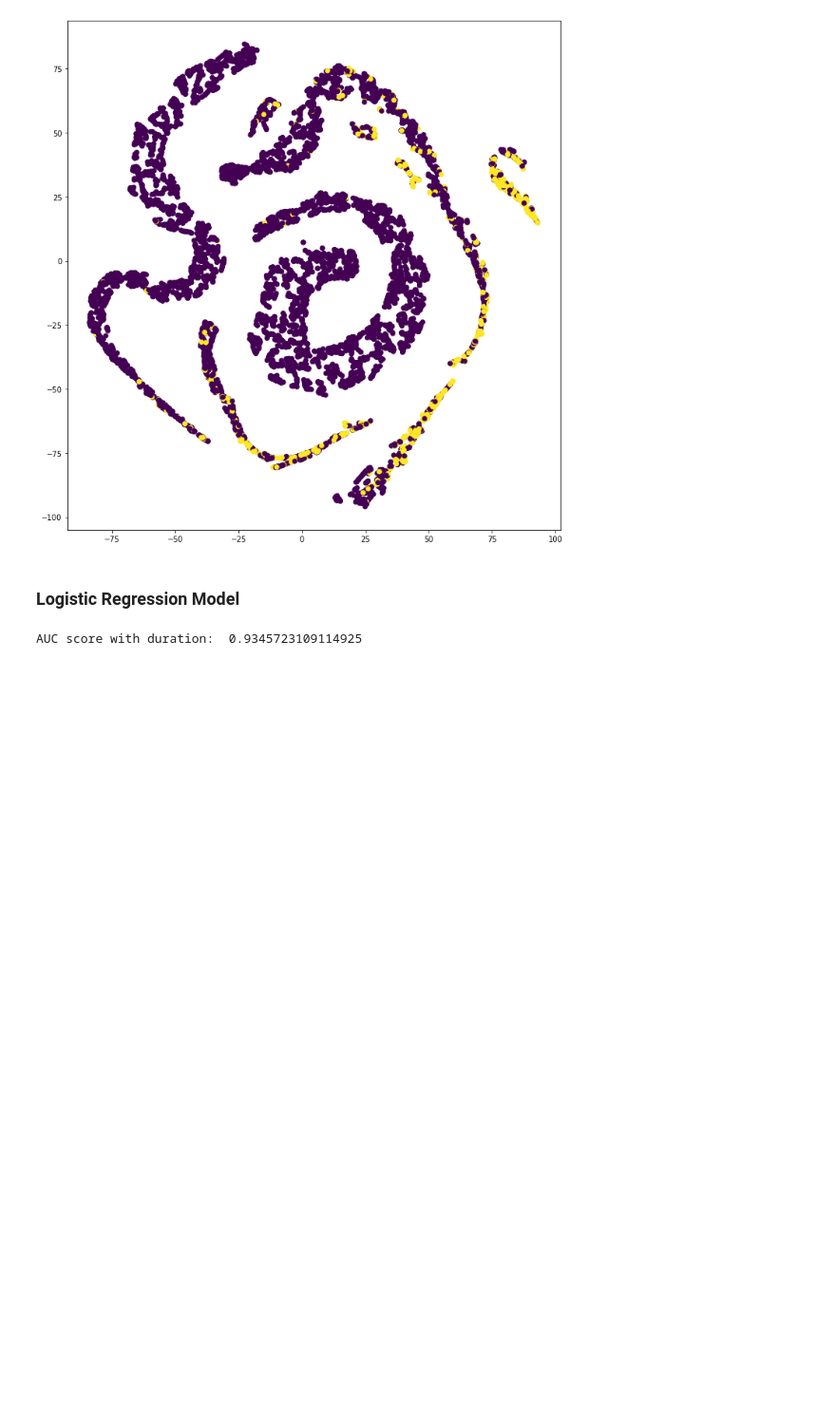
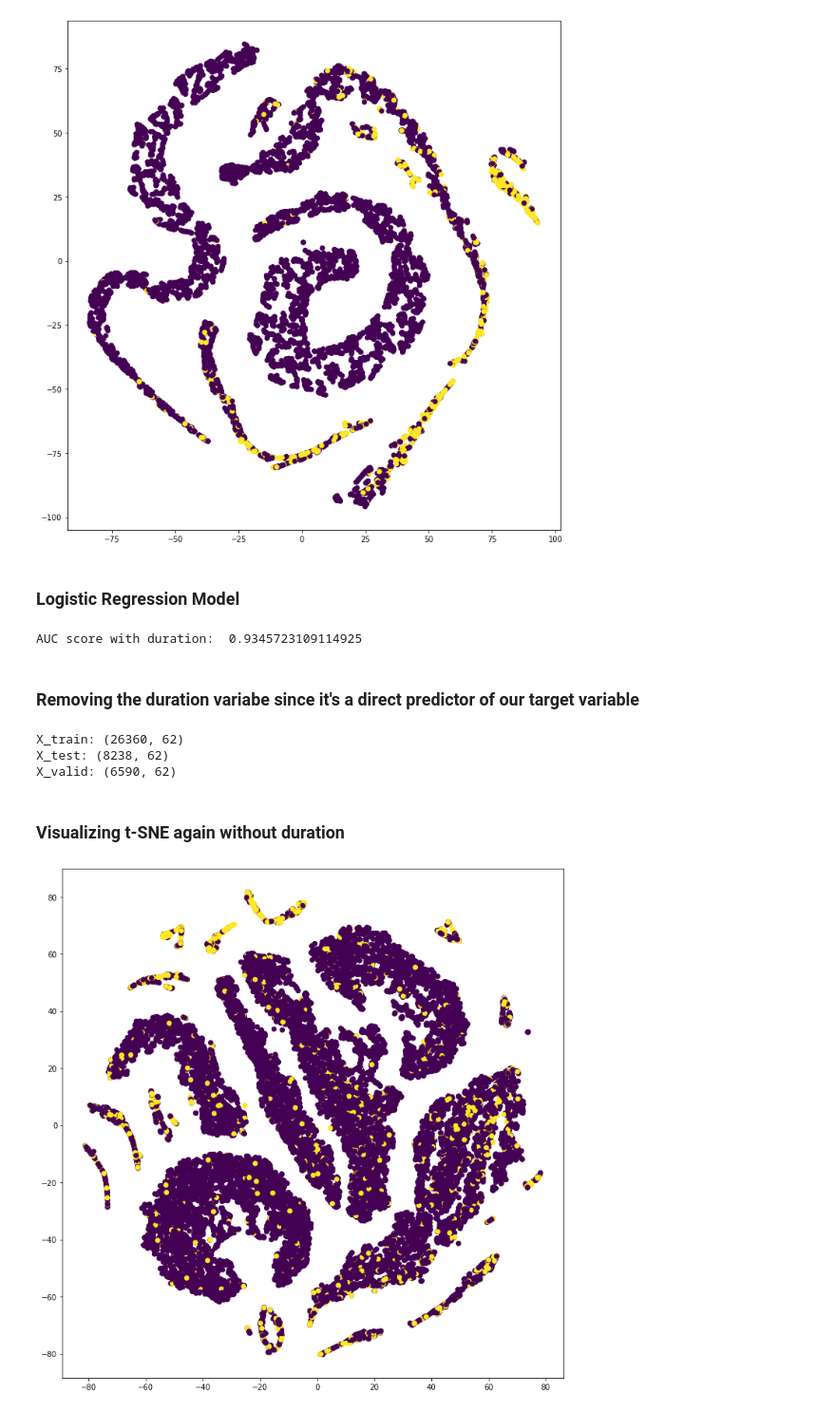
Before and after one commit to sneharth/Data-Science, a Jupyter notebook: Bank Marketing/Bank Telemarketing.ipynb, the cells around one changed output. Shown at 95% size. Saved outputs shown, nothing was run; the diff lists cells and outputs as text; code cells hidden in the pictures; blank space fills up the shorter version.

```diff
--- a/Bank Marketing/Bank Telemarketing.ipynb
+++ b/Bank Marketing/Bank Telemarketing.ipynb
@@ -424,3 +408,27 @@ y_pred = model.predict_proba ( X_test )
 print ( "AUC score with duration: ", roc_auc_score ( y_test, y_pred [ : , 1 ] ) )
 # %% [output]
 AUC score with duration:  0.9345723109114925
+# %% [markdown]
+### Removing the duration variabe since it's a direct predictor of our target variable
+# %%
+X_train.drop ( "duration" , axis = 1 , inplace = True )
+X_test.drop ( "duration" , axis = 1 , inplace = True )
+X_valid.drop ( "duration" , axis = 1 , inplace = True )
+
+print ( "X_train:" , X_train.shape )
+print ( "X_test:" , X_test.shape )
+print ( "X_valid:" , X_valid.shape )
+# %% [output]
+X_train: (26360, 62)
+X_test: (8238, 62)
+X_valid: (6590, 62)
+# %% [markdown]
+### Visualizing t-SNE again without duration
+# %%
+tsne = TSNE ( n_components = 2 , random_state = 37 , perplexity = 30 )
+tsne_data = tsne.fit_transform ( X_train )
+plt.figure ( figsize = ( 10 , 10 ) )
+plt.scatter ( tsne_data [ : , 0 ] , tsne_data [ : , 1 ] , c = y_train.values )
+plt.show ( )
+# %% [output]
+[figure, added]
```
Also changed, not shown: parts of 8 cells of this notebook.
